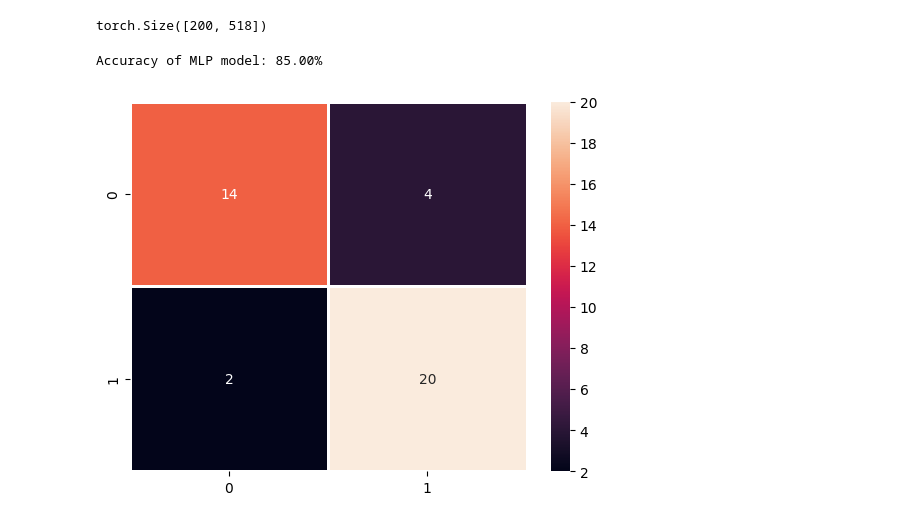
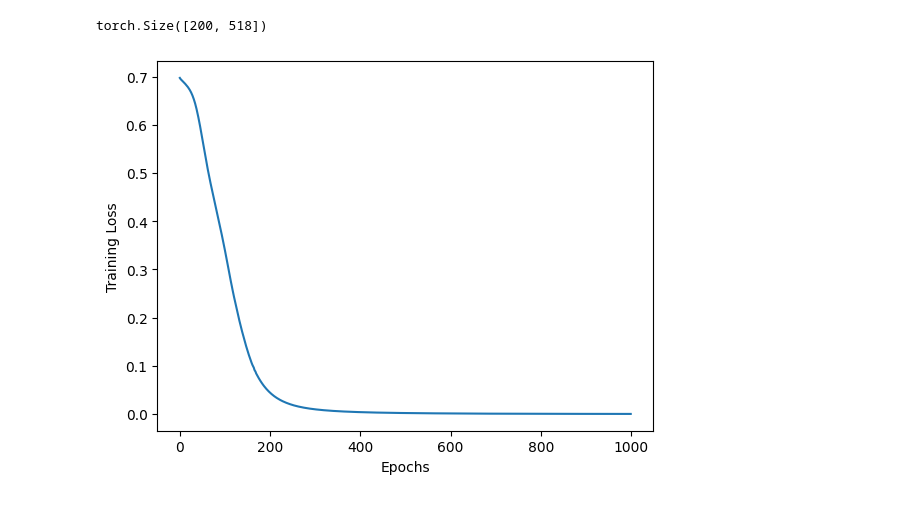
Before and after one commit to jhtkoo0426/UCL-FYP, a Jupyter notebook: src/models/mlp.ipynb, the cells around one changed output. Drawn from its saved outputs; the diff is of its cells as text; code cells hidden in the pictures.

```diff
--- a/src/models/mlp.ipynb
+++ b/src/models/mlp.ipynb
@@ -260,6 +260,7 @@ class MLP(nn.Module):
         return x
 
     def train_mlp(self, epochs, X_train, y_train):
+        self.losses = []
         for _ in range(epochs):
             inputs = torch.from_numpy(X_train).float()
             labels = y_train.float().view(-1, 1)
@@ -270,6 +271,7 @@ class MLP(nn.Module):
             # Forward pass
             preds = self(inputs)
             loss = self.criterion(preds, labels)
+            self.losses.append(loss.item())
 
             # Backward pass and optimization
             loss.backward()
@@ -292,6 +294,12 @@ class MLP(nn.Module):
             # Accuracy
             accuracy = (predicted == labels).float().mean()
             print(f"Accuracy of MLP model: {accuracy*100:.2f}%")
+
+    def plot_losses(self):
+        plt.plot(self.losses)
+        plt.xlabel('Epochs')
+        plt.ylabel('Training Loss')
+        plt.show
 # %% [markdown]
 #### 4a. Tactile only + CNN -> MLP
 # %%
@@ -329,8 +345,7 @@ torch.Size([200, 518])
 X_cnn_complete_train, X_cnn_complete_test, y_cnn_complete_train, y_cnn_complete_test = train_test_split(cnn5_complete_ds.detach().numpy(), grasp_outcomes_data, test_size=0.2, random_state=0)
 # %%
 mlp5 = MLP(input_size=518, hidden_size=64, output_size=1)
-mlp5.train_mlp(epochs=100, X_train=X_cnn_complete_train, y_train=y_cnn_complete_train)
-mlp5.eval_mlp(X_test=X_cnn_complete_test, y_test=y_cnn_complete_test)
+mlp5.train_mlp(epochs=1000, X_train=X_cnn_complete_train, y_train=y_cnn_complete_train)
+mlp5.plot_losses()
 # %% [output]
-Accuracy of MLP model: 85.00%
-[figure, old version]
+[figure, new version]
```
Also changed, not shown: parts of 5 cells of this notebook.
